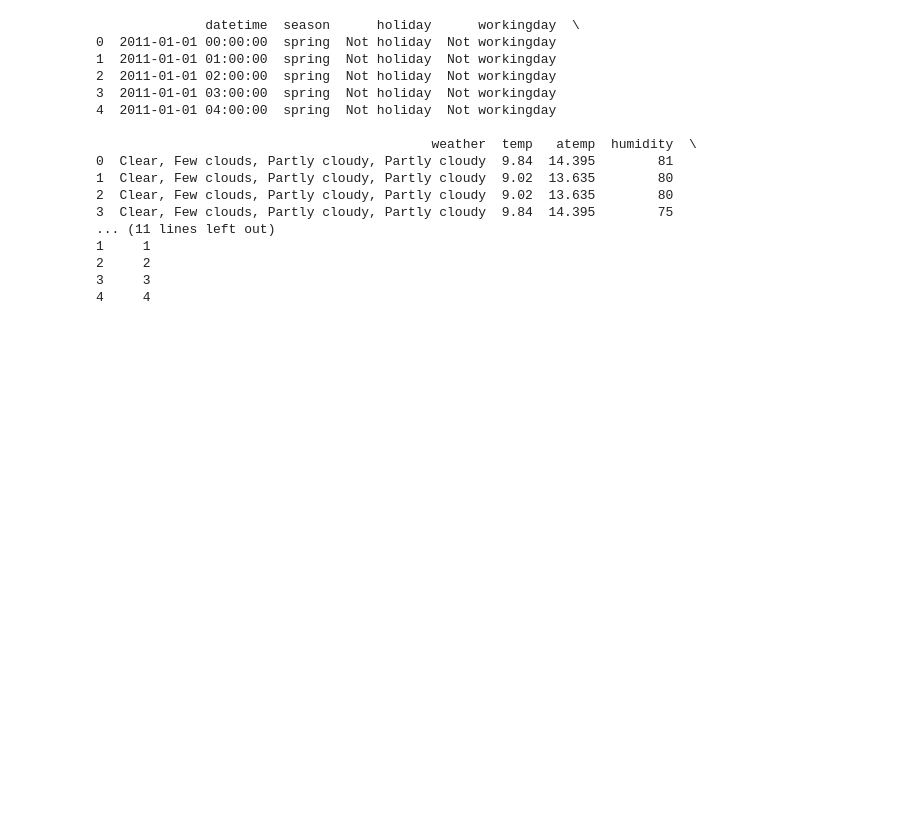
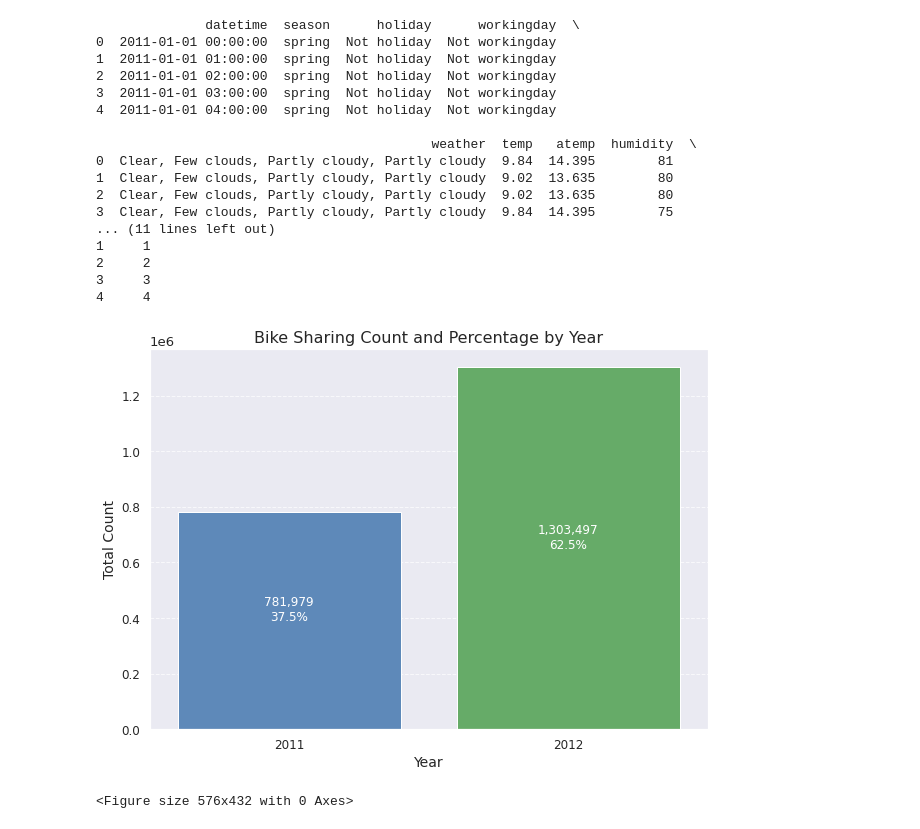
Before and after one commit to nguneonard/nguneonard, a Jupyter notebook: bike-sharing-demand.ipynb, the cells around one changed output. Drawn from its saved outputs; the diff is of its cells as text; code cells hidden in the pictures; blank space fills up the shorter version.

Commit message:
Kaggle Notebook | bike-sharing-demand | Version 10

```diff
--- a/bike-sharing-demand.ipynb
+++ b/bike-sharing-demand.ipynb
@@ -162,3 +184,38 @@ df.head()
 2     2
 3     3
 4     4
+# %%
+##   ------------   Bike Shaing count by Year -----------------------
+
+# group the data by year and sum the counts
+year_count = df.groupby('year')['count'].sum()
+
+# calculate the percentage of total counts for each year
+year_percent = year_count / year_count.sum() * 100
+
+# create a bar plot with custom color palette
+colors = ['#4f88c8', '#5bb65d', '#f4b342', '#d9455f']
+g = sns.barplot(x=year_count.index, y=year_count.values, palette=colors)
+
+# add value and percentage labels to the bars
+for i, (v, p) in enumerate(zip(year_count.values, year_percent.values)):
+    g.text(i, v/2, f"{v:,}\n{p:.1f}%", size=12, ha="center", color='white')
+
+# add plot title and axis labels
+g.set_title('Bike Sharing Count and Percentage by Year', fontsize=16)
+g.set_xlabel('Year', fontsize=14)
+g.set_ylabel('Total Count', fontsize=14)
+
+# increase tick label font size
+g.tick_params(axis='both', labelsize=12)
+
+# add gridlines to plot
+g.grid(axis='y', linestyle='--', alpha=0.7)
+
+# increase figure size
+plt.figure(figsize=(8, 6))
+
+plt.show()
+# %% [output]
+[figure, added]
+<Figure size 576x432 with 0 Axes>
```
Also changed, not shown: parts of 2 cells of this notebook.
